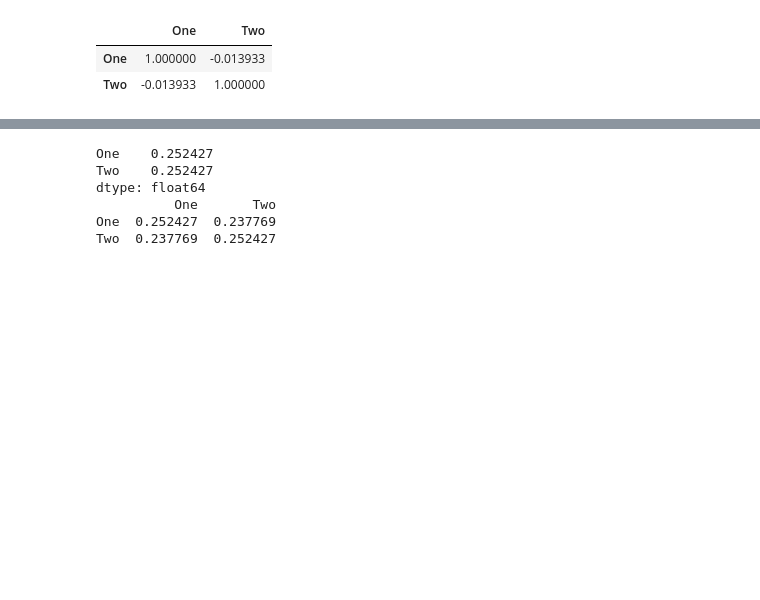
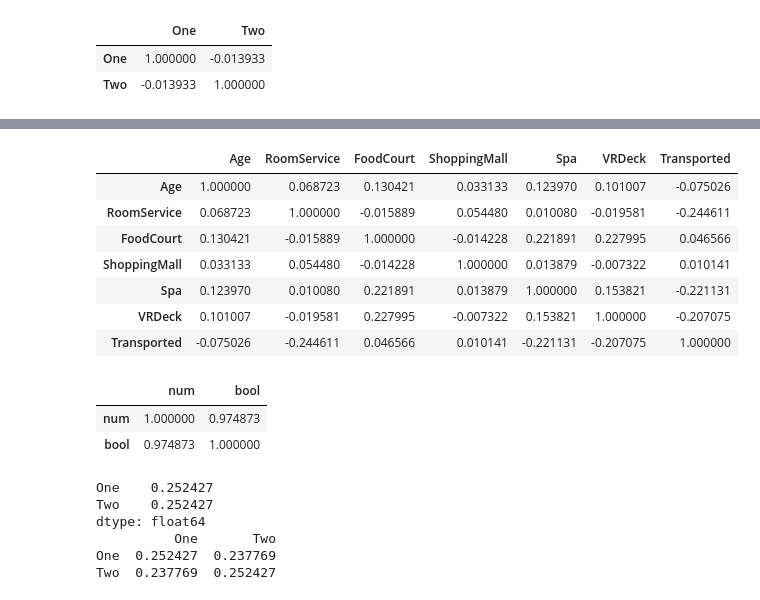
Before and after one commit to PatrickSVM/Spaceship-Titanic-Kaggle-Challenge, a Jupyter notebook: Spaceship_Titanic.ipynb, the cells around one changed output, grey strips where cells are left out. Drawn from its saved outputs; the diff is of its cells as text; code cells hidden in the pictures; blank space fills up the shorter version.

```diff
--- a/Spaceship_Titanic.ipynb
+++ b/Spaceship_Titanic.ipynb
@@ -224,2 +211,23 @@ Two -0.000190  0.019227
+# %%
+train.corr()
+# %% [output]
+|  | Age | RoomService | FoodCourt | ShoppingMall | Spa | VRDeck | Transported |
+| Age | 1.000000 | 0.068723 | 0.130421 | 0.033133 | 0.123970 | 0.101007 | -0.075026 |
+| RoomService | 0.068723 | 1.000000 | -0.015889 | 0.054480 | 0.010080 | -0.019581 | -0.244611 |
+| FoodCourt | 0.130421 | -0.015889 | 1.000000 | -0.014228 | 0.221891 | 0.227995 | 0.046566 |
+| ShoppingMall | 0.033133 | 0.054480 | -0.014228 | 1.000000 | 0.013879 | -0.007322 | 0.010141 |
+| Spa | 0.123970 | 0.010080 | 0.221891 | 0.013879 | 1.000000 | 0.153821 | -0.221131 |
+| VRDeck | 0.101007 | -0.019581 | 0.227995 | -0.007322 | 0.153821 | 1.000000 | -0.207075 |
+| Transported | -0.075026 | -0.244611 | 0.046566 | 0.010141 | -0.221131 | -0.207075 | 1.000000 |
+# %%
+# Just to show why it makes sense to take correlation of numeric and not numeric (but be aware of lower variance?)
+ex = pd.DataFrame({"num" : [0, 100, 90, 80, 110, 20, 10, 0.5, 110],
+              "bool" : [False, True, True, True, True, False, False, False, True]})
+
+ex.corr()
+# %% [output]
+|  | num | bool |
+| num | 1.000000 | 0.974873 |
+| bool | 0.974873 | 1.000000 |
 # %%
 # Here: We have higher variance for each of the features -> this increases the covariance
```
Also changed, not shown: parts of 15 cells of this notebook.
